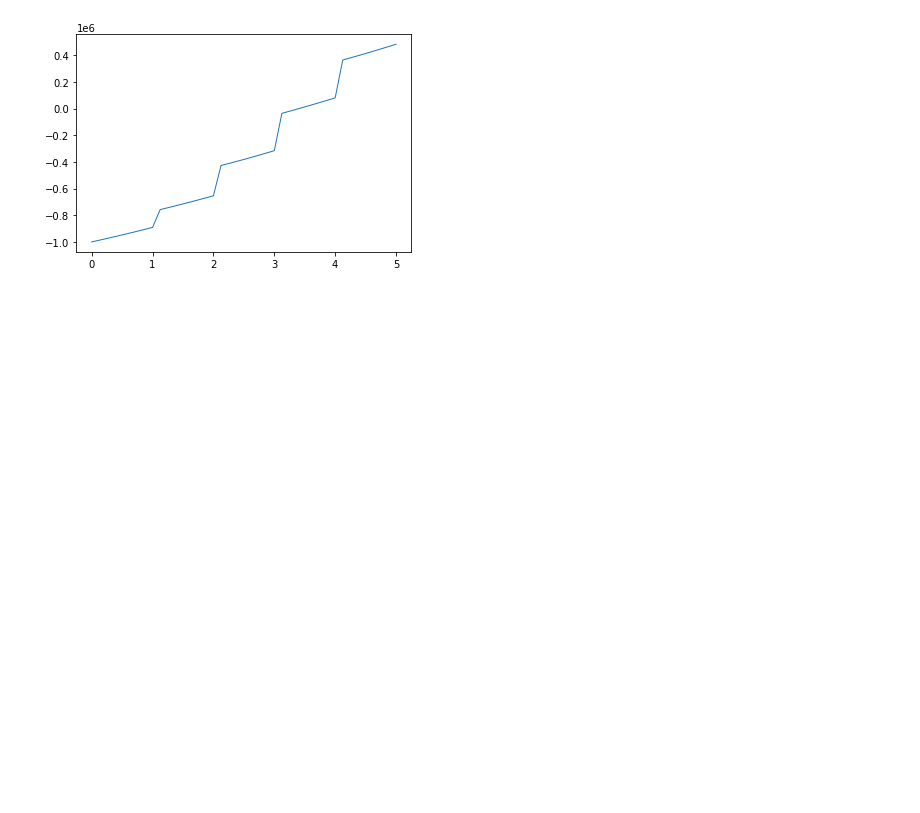
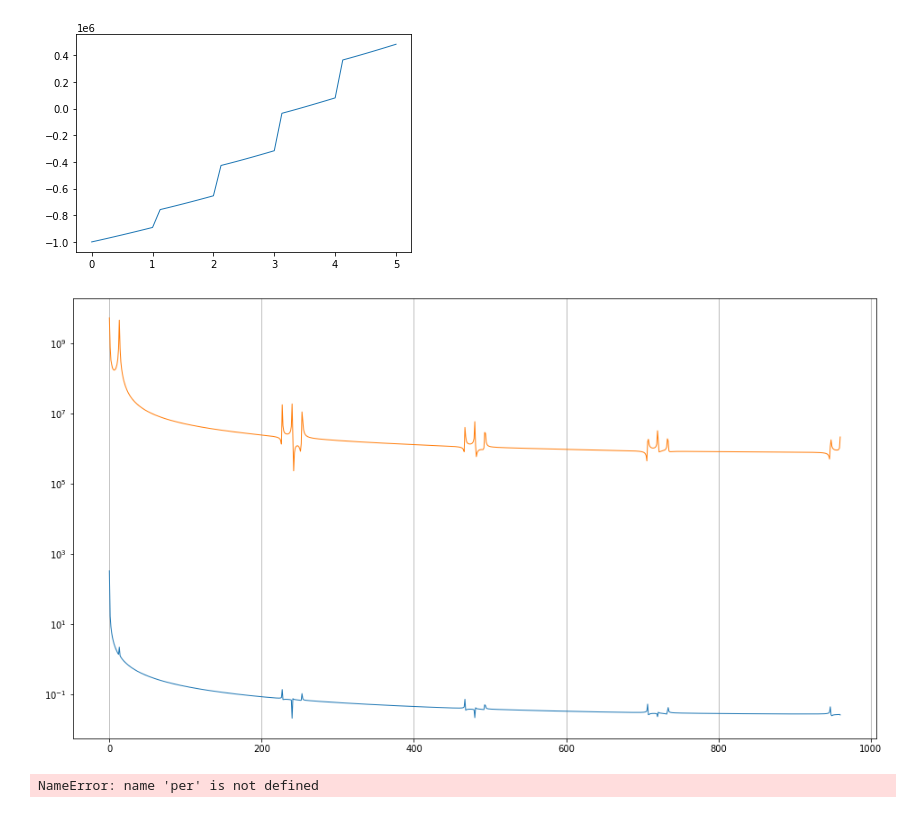
Before and after one commit to barazesh/Phd-Codes, a Jupyter notebook: initial playbook.ipynb, the cells around one changed output. Saved outputs shown, nothing was run; the diff lists cells and outputs as text; code cells hidden in the pictures; blank space fills up the shorter version.

```diff
--- a/initial playbook.ipynb
+++ b/initial playbook.ipynb
@@ -48,6 +47,7 @@ paramaters={
     'population growth rate':0.001,
     'time to adjust Prosumer Demand':1,
     'time to adjust Regular Consumer demand':1,
+    'TIME STEP': 0.125,
     # 'price elasticity of prosumers':0,
     # 'price elasticity of regular consumers':0
 }
@@ -57,7 +57,7 @@ collecting the results in a *Dictionary* of *Pandas Dataframe*
 select_result=cl.defaultdict(pd.DataFrame)
 all_result={}
 for p in period_range:
-    all_result[p] = model.run(params=paramaters|{'Tariff Correction Period':p})
+    all_result[p] = model.run(params={**paramaters,'Tariff Correction Period':p})
     for v in important_vars:
         select_result[v][p]=all_result[p][v]
 # %%
@@ -110,3 +110,19 @@ all_result[1].loc[:5,'Monthly Income Shortfall'].plot()
 # %% [output]
 <AxesSubplot:>
 [figure]
+# %%
+from scipy.fft import rfft,rfftfreq
+import numpy as np
+f_price =rfft(all_result[1].loc[:,'Electricity Tariff'].to_numpy())
+f_budget =rfft(all_result[1].loc[:,'Budget Deficit'].to_numpy())
+plt.figure(figsize=(16,9))
+plt.plot(np.abs(f_price))
+plt.plot(np.abs(f_budget))
+plt.yscale('log')
+plt.grid(which='both',axis='x')
+# %% [output]
+[figure, added]
+# %%
+len(per)
+# %% [output]
+NameError: name 'per' is not defined
```
Also changed, not shown: parts of 1 cell of this notebook, 2 other files.
